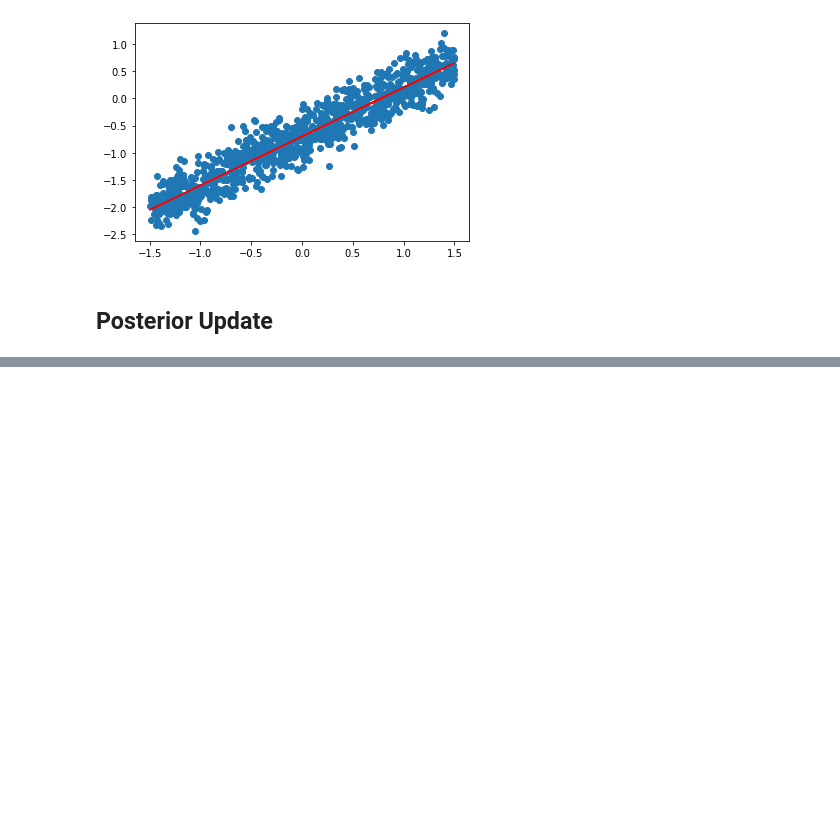
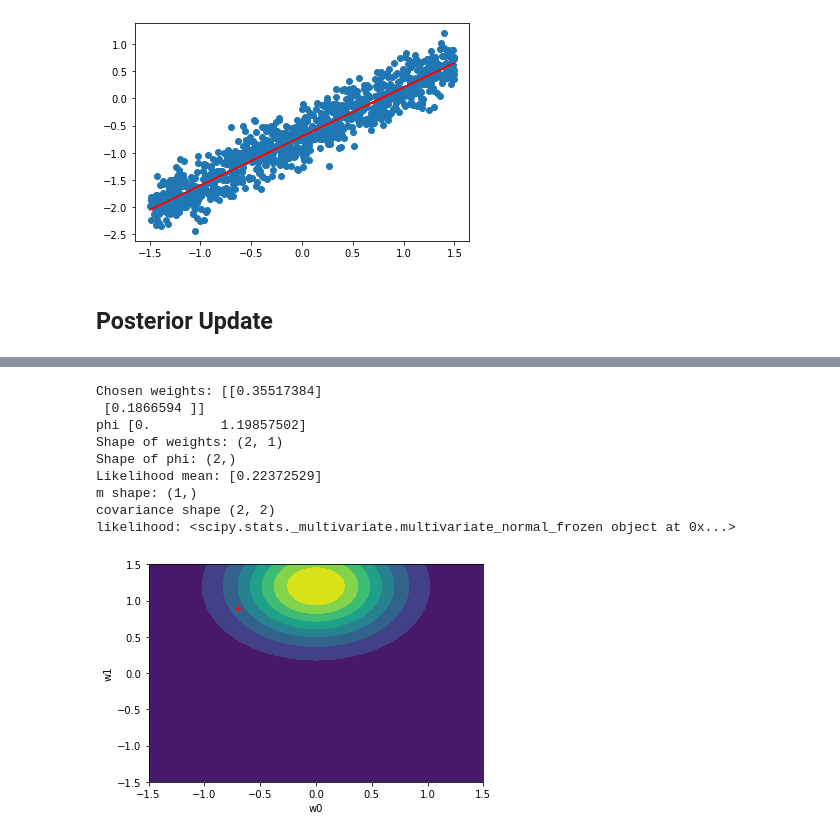
Before and after one commit to graterollin/PRML, a Jupyter notebook: hw3/HW3_Q2.ipynb, the cells around one changed output, grey strips where cells are left out. Saved outputs shown, nothing was run; the diff lists cells and outputs as text; code cells hidden in the pictures; blank space fills up the shorter version.

```diff
--- a/hw3/HW3_Q2.ipynb
+++ b/hw3/HW3_Q2.ipynb
@@ -143,0 +142,42 @@ samples: [array([-0.35416766, -0.68737527]), array([-0.16736801, -0.09286575]),
+# %%
+# Now to test the likelihood looks right
+# test with the first set of points
+phi_x = np.array([0, data_points[0]])
+#phi_x = phi_x[: , np.newaxis]
+
+# Pick an arbitrary weight combination from our samples
+weights = random.choice(samples_list)
+weights = weights[: , np.newaxis]
+
+print("Chosen weights:", weights)
+print("phi", phi_x)
+print("Shape of weights:", weights.shape)
+print("Shape of phi:", np.transpose(phi_x).shape)
+
+likelihood_mean = np.matmul(np.transpose(phi_x), weights)
+print("Likelihood mean:", likelihood_mean)
+print("m shape:", likelihood_mean.shape)
+
+covariance = variance * np.identity(2)
+print("covariance shape", covariance.shape)
+likelihood = multivariate_normal(mean=np.transpose(phi_x), cov=covariance)
+print("likelihood:", likelihood)
+
+Z = likelihood.pdf(pos)
+
+plt.xlabel("w0")
+plt.ylabel("w1")
+plt.plot(w0, w1, 'r+')
+plt.contourf(X, Y, Z)
+plt.show()
+# %% [output]
+Chosen weights: [[0.35517384]
+ [0.1866594 ]]
+phi [0.         1.19857502]
+Shape of weights: (2, 1)
+Shape of phi: (2,)
+Likelihood mean: [0.22372529]
+m shape: (1,)
+covariance shape (2, 2)
+likelihood: <scipy.stats._multivariate.multivariate_normal_frozen object at 0x...>
+[figure, added]
```
Also changed, not shown: parts of 4 cells of this notebook.
